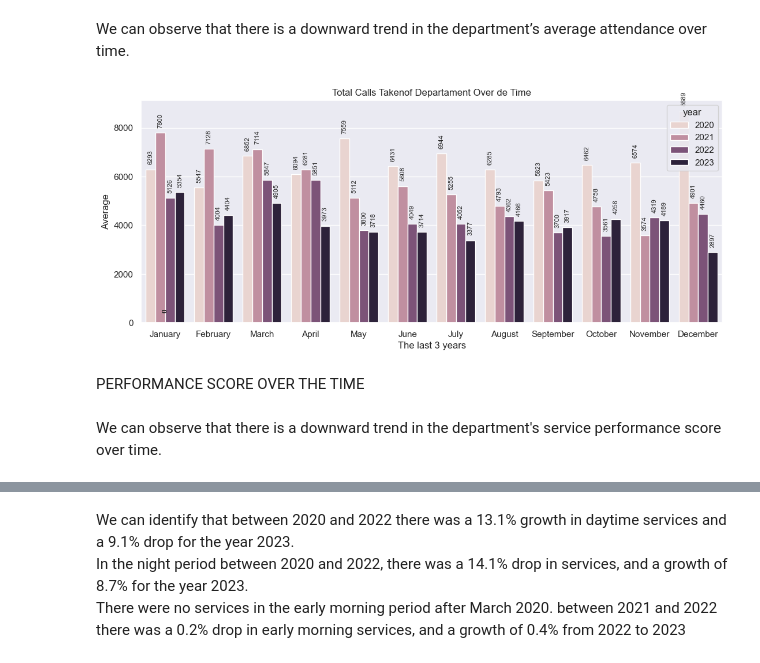
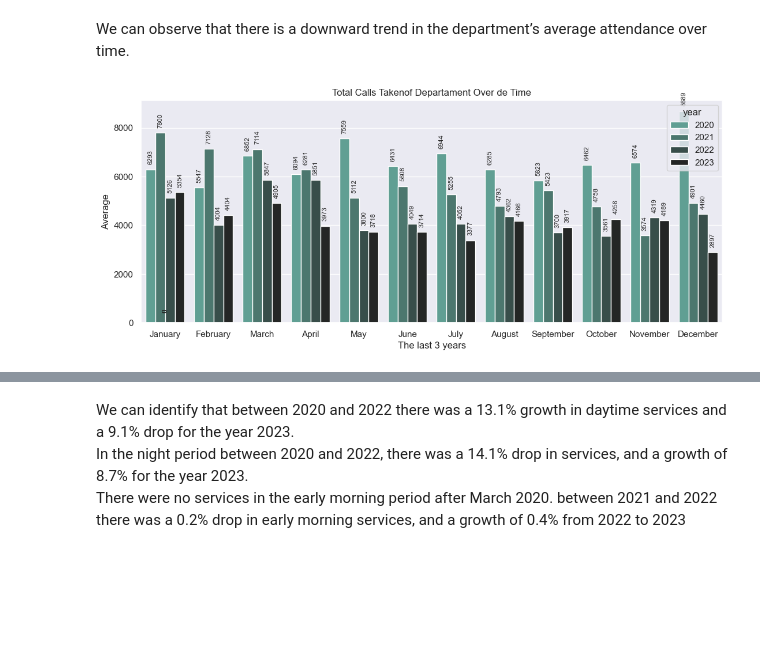
Before and after one commit to erickvieiras/callcenter_performance, a Jupyter notebook: notebook/callcenter.ipynb, the cells around one changed output, grey strips where cells are left out. Drawn from its saved outputs; the diff is of its cells as text; code cells hidden in the pictures; blank space fills up the shorter version.

```diff
--- a/notebook/callcenter.ipynb
+++ b/notebook/callcenter.ipynb
@@ -341,3 +314,5 @@ df4 = df3.copy()
+# %%
+df4.loc[(df4['modality'] == 'Remote Work') & (df4['day_period'] == 'Dawn Shift') & (df4['calls_taken'] < 100), 'modality'] = 'In Person Work'
 # %% [markdown]
 Creating a new feature to measure the performance of each technical attendant based on the number of open calls and incidents
 # %%
@@ -860,0 +849,12 @@ plt.show()
+# %%
+homeoffice_filter = df5.loc[(df5['status'] == 'Active') & (df5['modality'] == 'Remote Work')]
+aux = homeoffice_filter.groupby(['employee', 'year'])['performance'].mean().reset_index()
+plot = sns.barplot(data = aux, x = 'employee', y = 'performance', hue = 'year')
+plt.title('Percentage distribution of average performance scores for remote work over time')
+plt.xlabel('Departament')
+plt.ylabel('Average Performance Score')
+plt.xticks(rotation = 45)
+for p in plot.patches:
+    plot.annotate(f'{int(p.get_height())}', (p.get_x() + p.get_width() / 2., p.get_height()),
+                 ha='center', va='center', xytext=(0, 5), textcoords='offset points', fontsize=8, rotation='horizontal')
+plt.show()
@@ -860,0 +886,25 @@ plt.show()
+# %%
+plt.subplot(1,2,1)
+aux = df5.loc[df5['year'] == 2023]
+aux01 = aux.groupby(['day_period','number_month', 'month_year'])['calls_taken'].sum().reset_index().sort_values('number_month', ascending = True)
+plot1 = sns.barplot(data = aux01, x = 'month_year', y = 'calls_taken', hue = 'day_period')
+plt.title('Distribution of services per shift in the sector in 2023')
+plt.xlabel('Month')
+plt.ylabel('Total calls')
+plt.xticks(rotation = 45)
+for p in plot1.patches:
+    plot1.annotate(f'{int(p.get_height())}', (p.get_x() + p.get_width() / 2., p.get_height()),
+                 ha='center', va='center', xytext=(0, 10), textcoords='offset points', fontsize=8, rotation='vertical')
+
+plt.subplot(1,2,2)
+aux02 = aux.groupby(['day_period','number_month', 'month_year'])['network_order'].sum().reset_index().sort_values('number_month', ascending = True)
+plot2 = sns.barplot(data = aux02, x = 'month_year', y = 'network_order', hue = 'day_period')
+plt.title('Distribution of Network Order per shift in the sector in 2023')
+plt.xlabel('Month')
+plt.ylabel('Total Order')
+plt.xticks(rotation = 45)
+for p in plot2.patches:
+    plot2.annotate(f'{int(p.get_height())}', (p.get_x() + p.get_width() / 2., p.get_height()),
+                 ha='center', va='center', xytext=(0, 10), textcoords='offset points', fontsize=8, rotation='vertical')
+
+plt.show()
@@ -940,17 +992,13 @@ CALLS TAKEN OVER THE TIME
 We can observe that there is a downward trend in the department’s average attendance over time.
 # %%
 aux = df5.groupby(['year', 'month_year', 'number_month'])['calls_taken'].sum().reset_index().sort_values('number_month', ascending = True)
-plot = sns.barplot(data = aux, x = 'month_year', y = 'calls_taken', hue = 'year')
+plot = sns.barplot(data = aux, x = 'month_year', y = 'calls_taken', hue = 'year', palette='dark:#5A9_r')
 plt.title('Total Calls Takenof Departament Over de Time')
 plt.xlabel('The last 3 years')
 plt.ylabel('Average')
 for p in plot.patches:
     plot.annotate(f'{int(p.get_height())}', (p.get_x() + p.get_width() / 2., p.get_height()),
                  ha='center', va='center', xytext=(0, 15), textcoords='offset points', fontsize=8, rotation='vertical')
 plt.show()
 # %% [output]
-[figure, old version]
+[figure, new version]
-# %% [markdown]
-PERFORMANCE SCORE OVER THE TIME
-# %% [markdown]
-We can observe that there is a downward trend in the department's service performance score over time.
```
Also changed, not shown: parts of 27 cells of this notebook.
